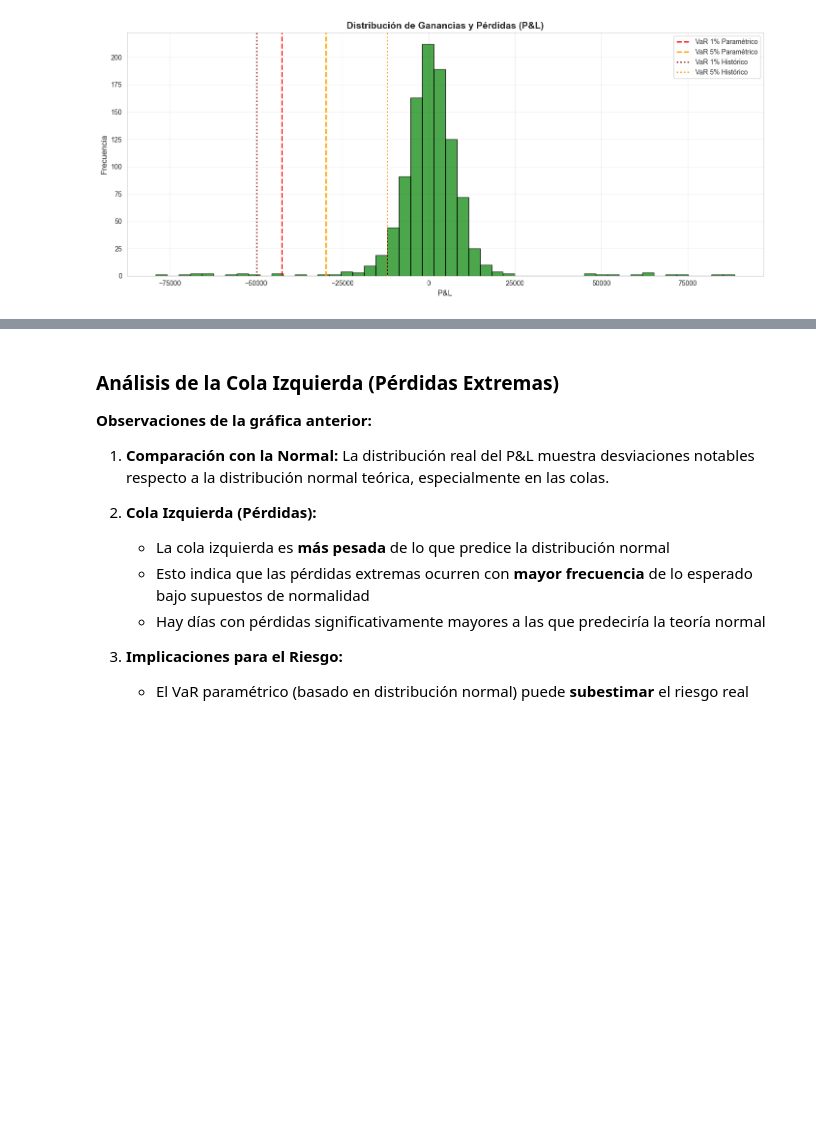
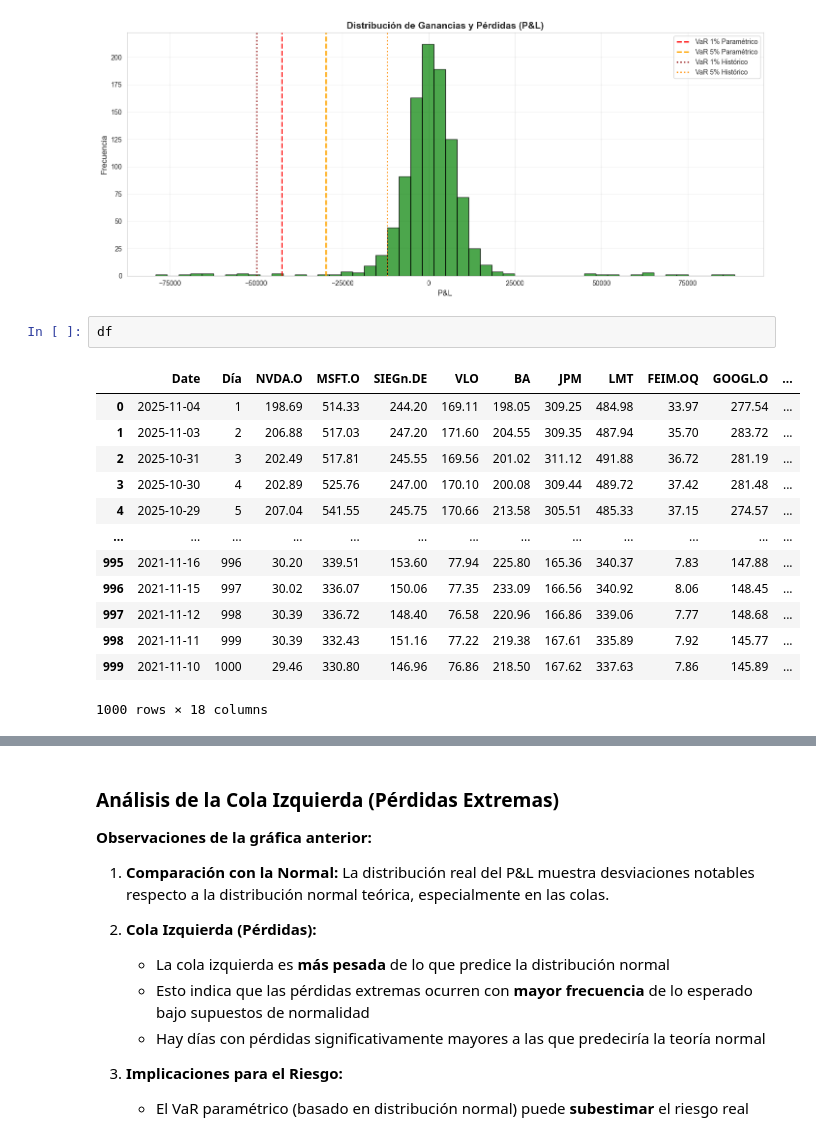
Before and after one commit to JuanMarcoCastro/Riesgos, a Jupyter notebook: actividad1_equipo3.ipynb, the cells around one changed output, grey strips where cells are left out. Drawn from its saved outputs; the diff is of its cells as text; blank space fills up the shorter version.

```diff
--- a/actividad1_equipo3.ipynb
+++ b/actividad1_equipo3.ipynb
@@ -441,6 +443,22 @@ plt.tight_layout()
 plt.show()
 # %% [output]
 [figure]
+# %%
+df
+# %% [output]
+|  | Date | Día | NVDA.O | MSFT.O | SIEGn.DE | VLO | BA | JPM | LMT | FEIM.OQ | GOOGL.O | ... |
+| 0 | 2025-11-04 | 1 | 198.69 | 514.33 | 244.20 | 169.11 | 198.05 | 309.25 | 484.98 | 33.97 | 277.54 | ... |
+| 1 | 2025-11-03 | 2 | 206.88 | 517.03 | 247.20 | 171.60 | 204.55 | 309.35 | 487.94 | 35.70 | 283.72 | ... |
+| 2 | 2025-10-31 | 3 | 202.49 | 517.81 | 245.55 | 169.56 | 201.02 | 311.12 | 491.88 | 36.72 | 281.19 | ... |
+| 3 | 2025-10-30 | 4 | 202.89 | 525.76 | 247.00 | 170.10 | 200.08 | 309.44 | 489.72 | 37.42 | 281.48 | ... |
+| 4 | 2025-10-29 | 5 | 207.04 | 541.55 | 245.75 | 170.66 | 213.58 | 305.51 | 485.33 | 37.15 | 274.57 | ... |
+| ... | ... | ... | ... | ... | ... | ... | ... | ... | ... | ... | ... | ... |
+| 995 | 2021-11-16 | 996 | 30.20 | 339.51 | 153.60 | 77.94 | 225.80 | 165.36 | 340.37 | 7.83 | 147.88 | ... |
+| 996 | 2021-11-15 | 997 | 30.02 | 336.07 | 150.06 | 77.35 | 233.09 | 166.56 | 340.92 | 8.06 | 148.45 | ... |
+| 997 | 2021-11-12 | 998 | 30.39 | 336.72 | 148.40 | 76.58 | 220.96 | 166.86 | 339.06 | 7.77 | 148.68 | ... |
+| 998 | 2021-11-11 | 999 | 30.39 | 332.43 | 151.16 | 77.22 | 219.38 | 167.61 | 335.89 | 7.92 | 145.77 | ... |
+| 999 | 2021-11-10 | 1000 | 29.46 | 330.80 | 146.96 | 76.86 | 218.50 | 167.62 | 337.63 | 7.86 | 145.89 | ... |
+1000 rows × 18 columns
 # %%
 # Gráfico Especial: Distribución P&L vs Distribución Normal
 # Este gráfico compara el histograma real del P&L con una distribución normal teórica
```
Also changed, not shown: parts of 3 cells of this notebook, 3 other files.
